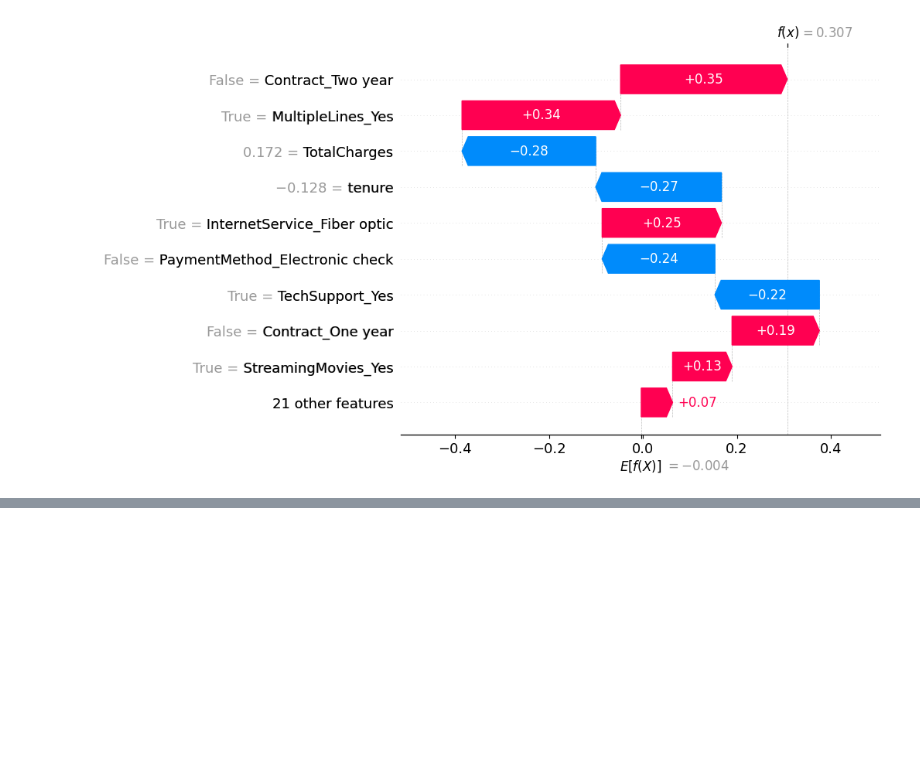
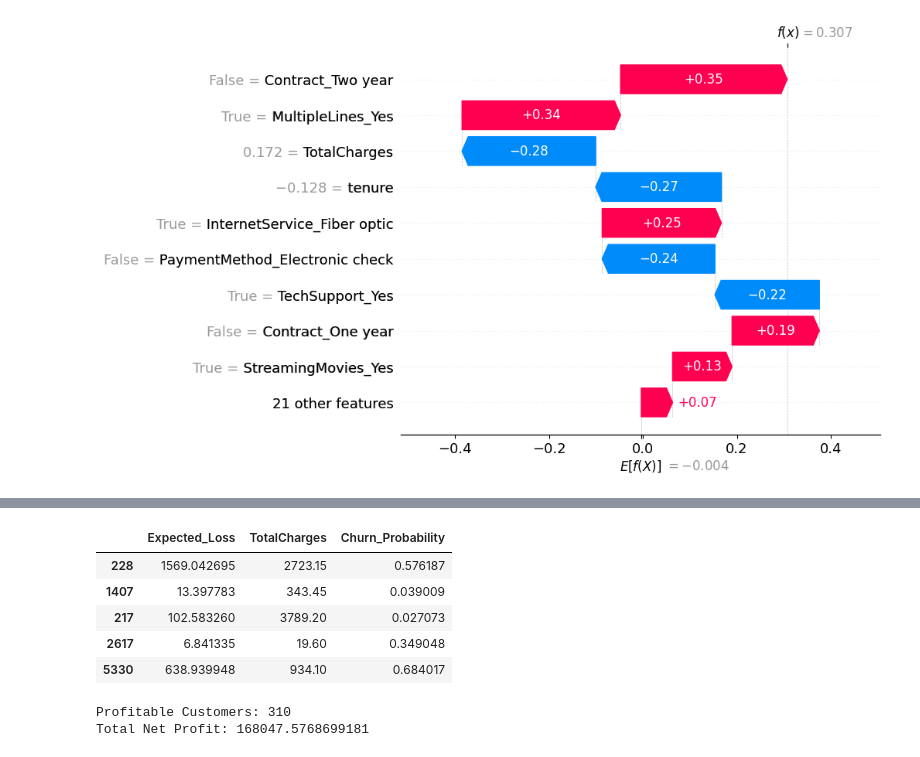
Before and after one commit to ashutosh-dev-hub/telecom-churn-prediction, a Jupyter notebook: notebooks/01_eda.ipynb, the cells around one changed output, grey strips where cells are left out. Saved outputs shown, nothing was run; the diff lists cells and outputs as text; code cells hidden in the pictures; blank space fills up the shorter version.

```diff
--- a/notebooks/01_eda.ipynb
+++ b/notebooks/01_eda.ipynb
@@ -603,0 +712,17 @@ shap.plots.waterfall(
+# %%
+retention_df[['Expected_Loss','TotalCharges','Churn_Probability']].head()
+# %% [output]
+|  | Expected_Loss | TotalCharges | Churn_Probability |
+| 228 | 1569.042695 | 2723.15 | 0.576187 |
+| 1407 | 13.397783 | 343.45 | 0.039009 |
+| 217 | 102.583260 | 3789.20 | 0.027073 |
+| 2617 | 6.841335 | 19.60 | 0.349048 |
+| 5330 | 638.939948 | 934.10 | 0.684017 |
+# %%
+profitable = retention_df[retention_df['Net_Benefit'] > 0]
+
+print("Profitable Customers:", len(profitable))
+print("Total Net Profit:", profitable['Net_Benefit'].sum())
+# %% [output]
+Profitable Customers: 310
+Total Net Profit: 168047.5768699181
```
Also changed, not shown: parts of 12 cells of this notebook.
